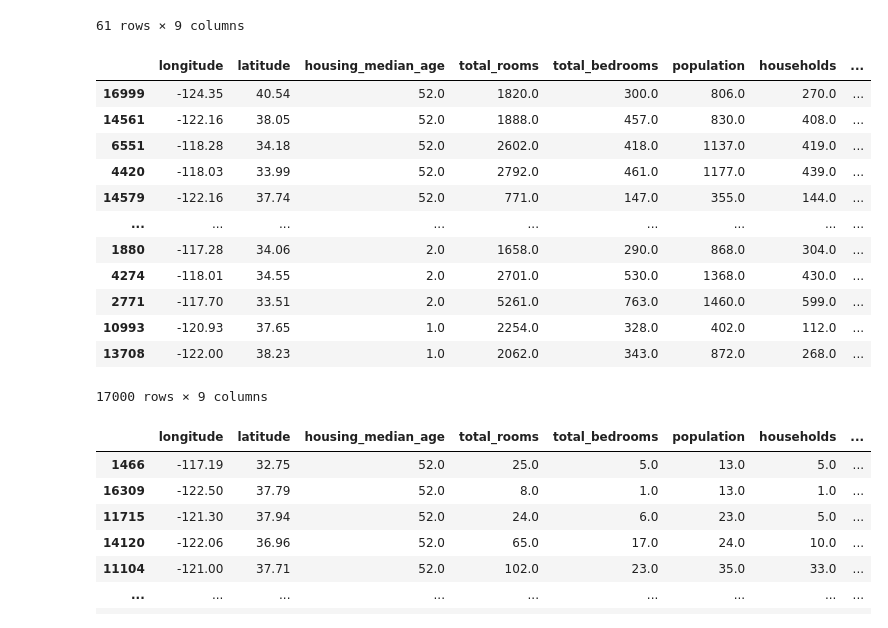
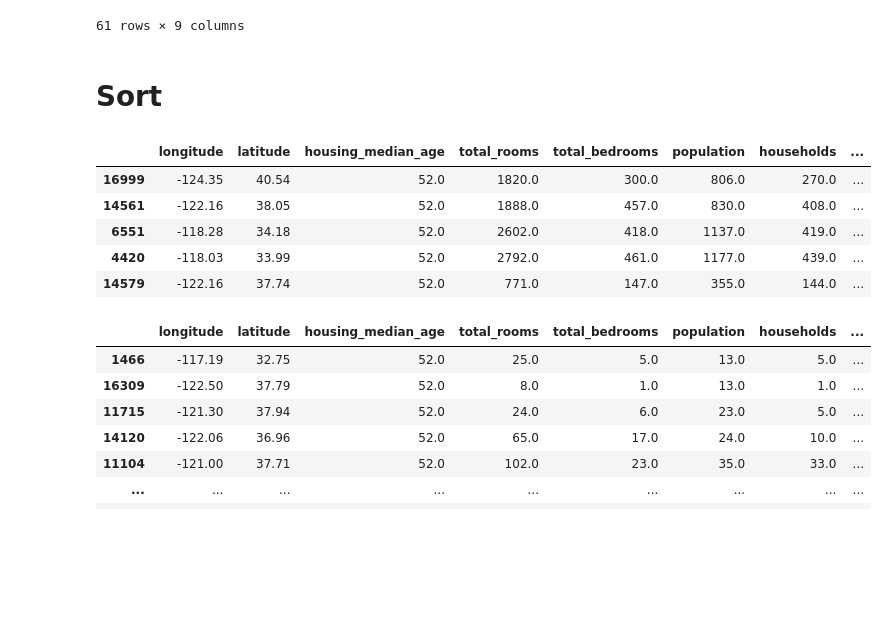
Before and after one commit to TurmaeUrsorum/belajar-piton, a Jupyter notebook: 12. Indexing, Slicing, Filtering, and Shorting/mantap.ipynb, the cells around one changed output. Drawn from its saved outputs; the diff is of its cells as text; code cells hidden in the pictures; blank space fills up the shorter version.

Commit message:
mantap sorting

```diff
--- a/12. Indexing, Slicing, Filtering, and Shorting/mantap.ipynb
+++ b/12. Indexing, Slicing, Filtering, and Shorting/mantap.ipynb
@@ -69,20 +101,16 @@ dataset.query("housing_median_age < 20 and population < 100")
 | 16643 | -122.74 | 39.71 | 16.0 | 255.0 | 73.0 | 85.0 | 38.0 | ... |
 | 16733 | -122.89 | 39.42 | 16.0 | 411.0 | 114.0 | 26.0 | 19.0 | ... |
 61 rows × 9 columns
+# %% [markdown]
+# Sort
 # %%
-dataset.sort_values("housing_median_age", ascending=False)
+# sorting singular
+dataset.sort_values("housing_median_age", ascending=False).head()
 # %% [output]
 |  | longitude | latitude | housing_median_age | total_rooms | total_bedrooms | population | households | ... |
 | 16999 | -124.35 | 40.54 | 52.0 | 1820.0 | 300.0 | 806.0 | 270.0 | ... |
 | 14561 | -122.16 | 38.05 | 52.0 | 1888.0 | 457.0 | 830.0 | 408.0 | ... |
 | 6551 | -118.28 | 34.18 | 52.0 | 2602.0 | 418.0 | 1137.0 | 419.0 | ... |
 | 4420 | -118.03 | 33.99 | 52.0 | 2792.0 | 461.0 | 1177.0 | 439.0 | ... |
 | 14579 | -122.16 | 37.74 | 52.0 | 771.0 | 147.0 | 355.0 | 144.0 | ... |
-| ... | ... | ... | ... | ... | ... | ... | ... | ... |
-| 1880 | -117.28 | 34.06 | 2.0 | 1658.0 | 290.0 | 868.0 | 304.0 | ... |
-| 4274 | -118.01 | 34.55 | 2.0 | 2701.0 | 530.0 | 1368.0 | 430.0 | ... |
-| 2771 | -117.70 | 33.51 | 2.0 | 5261.0 | 763.0 | 1460.0 | 599.0 | ... |
-| 10993 | -120.93 | 37.65 | 1.0 | 2254.0 | 328.0 | 402.0 | 112.0 | ... |
-| 13708 | -122.00 | 38.23 | 1.0 | 2062.0 | 343.0 | 872.0 | 268.0 | ... |
-17000 rows × 9 columns
 # %%
```
Also changed, not shown: parts of 11 cells of this notebook.
